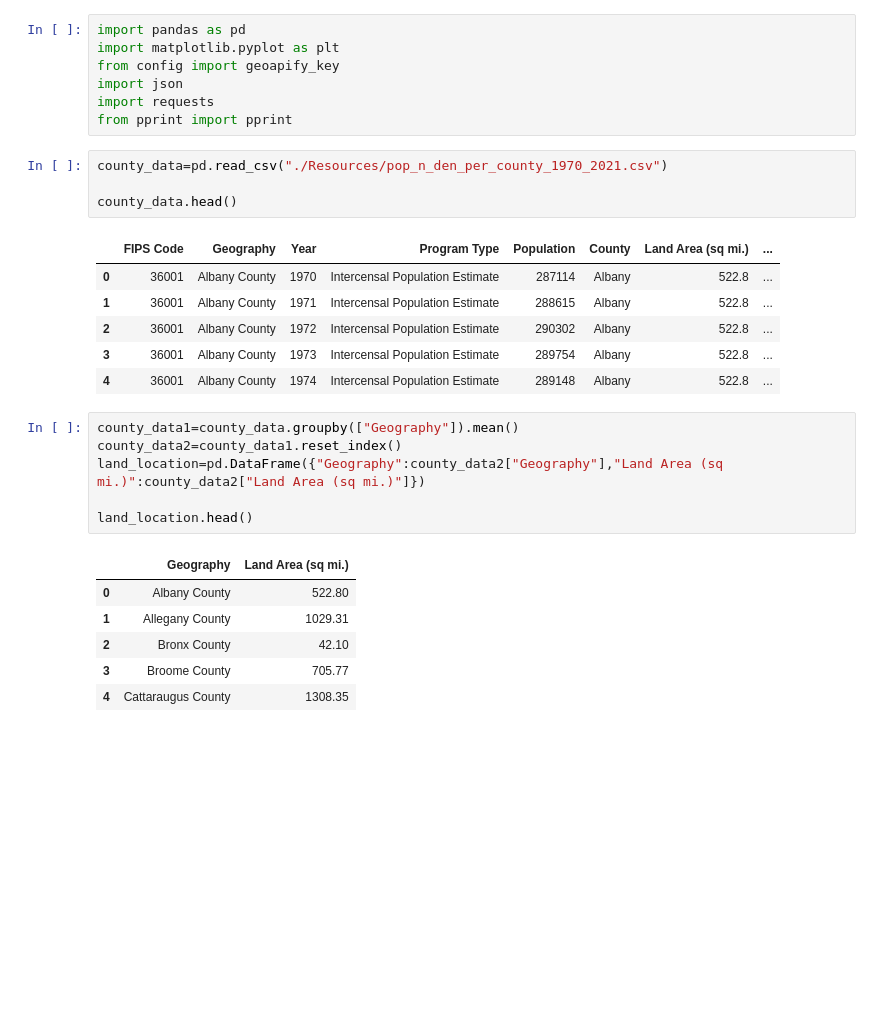
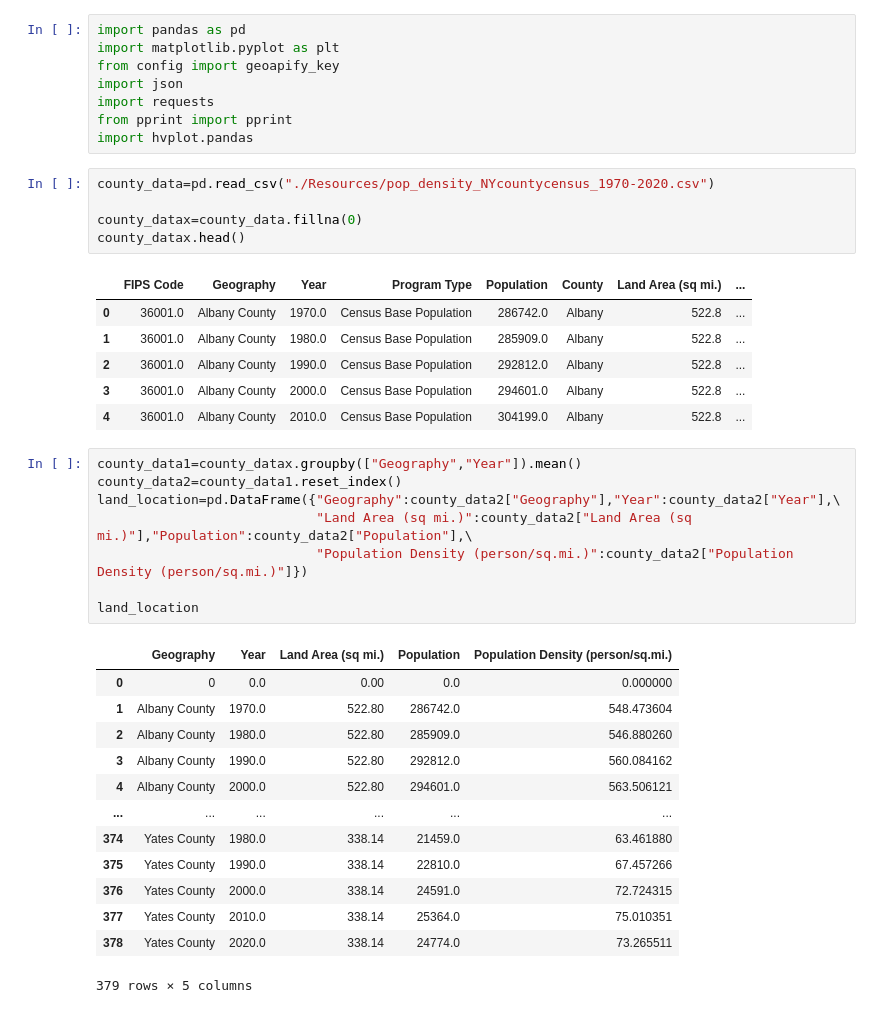
Before and after one commit to zmoloci/Project-1-Group-6, a Jupyter notebook: heatmap.ipynb, the cells around one changed output. Saved outputs shown, nothing was run; the diff lists cells and outputs as text; blank space fills up the shorter version.

Commit message:
finished heatmap and  geo map on pop density only.not working for growth rate

```diff
--- a/heatmap.ipynb
+++ b/heatmap.ipynb
@@ -5,29 +5,40 @@ from config import geoapify_key
 import json
 import requests
 from pprint import pprint
+import hvplot.pandas
 # %%
-county_data=pd.read_csv("./Resources/pop_n_den_per_county_1970_2021.csv")
+county_data=pd.read_csv("./Resources/pop_density_NYcountycensus_1970-2020.csv")
 
-county_data.head()
+county_datax=county_data.fillna(0)
+county_datax.head()
 # %% [output]
 |  | FIPS Code | Geography | Year | Program Type | Population | County | Land Area (sq mi.) | ... |
-| 0 | 36001 | Albany County | 1970 | Intercensal Population Estimate | 287114 | Albany | 522.8 | ... |
-| 1 | 36001 | Albany County | 1971 | Intercensal Population Estimate | 288615 | Albany | 522.8 | ... |
-| 2 | 36001 | Albany County | 1972 | Intercensal Population Estimate | 290302 | Albany | 522.8 | ... |
-| 3 | 36001 | Albany County | 1973 | Intercensal Population Estimate | 289754 | Albany | 522.8 | ... |
-| 4 | 36001 | Albany County | 1974 | Intercensal Population Estimate | 289148 | Albany | 522.8 | ... |
+| 0 | 36001.0 | Albany County | 1970.0 | Census Base Population | 286742.0 | Albany | 522.8 | ... |
+| 1 | 36001.0 | Albany County | 1980.0 | Census Base Population | 285909.0 | Albany | 522.8 | ... |
+| 2 | 36001.0 | Albany County | 1990.0 | Census Base Population | 292812.0 | Albany | 522.8 | ... |
+| 3 | 36001.0 | Albany County | 2000.0 | Census Base Population | 294601.0 | Albany | 522.8 | ... |
+| 4 | 36001.0 | Albany County | 2010.0 | Census Base Population | 304199.0 | Albany | 522.8 | ... |
 # %%
-county_data1=county_data.groupby(["Geography"]).mean()
+county_data1=county_datax.groupby(["Geography","Year"]).mean()
 county_data2=county_data1.reset_index()
-land_location=pd.DataFrame({"Geography":county_data2["Geography"],"Land Area (sq mi.)":county_data2["Land Area (sq mi.)"]})
+land_location=pd.DataFrame({"Geography":county_data2["Geography"],"Year":county_data2["Year"],\
+                            "Land Area (sq mi.)":county_data2["Land Area (sq mi.)"],"Population":county_data2["Population"],\
+                            "Population Density (person/sq.mi.)":county_data2["Population Density (person/sq.mi.)"]})
 
-land_location.head()
+land_location
 # %% [output]
-|  | Geography | Land Area (sq mi.) |
-| 0 | Albany County | 522.80 |
-| 1 | Allegany County | 1029.31 |
-| 2 | Bronx County | 42.10 |
-| 3 | Broome County | 705.77 |
-| 4 | Cattaraugus County | 1308.35 |
+|  | Geography | Year | Land Area (sq mi.) | Population | Population Density (person/sq.mi.) |
+| 0 | 0 | 0.0 | 0.00 | 0.0 | 0.000000 |
+| 1 | Albany County | 1970.0 | 522.80 | 286742.0 | 548.473604 |
+| 2 | Albany County | 1980.0 | 522.80 | 285909.0 | 546.880260 |
+| 3 | Albany County | 1990.0 | 522.80 | 292812.0 | 560.084162 |
+| 4 | Albany County | 2000.0 | 522.80 | 294601.0 | 563.506121 |
+| ... | ... | ... | ... | ... | ... |
+| 374 | Yates County | 1980.0 | 338.14 | 21459.0 | 63.461880 |
+| 375 | Yates County | 1990.0 | 338.14 | 22810.0 | 67.457266 |
+| 376 | Yates County | 2000.0 | 338.14 | 24591.0 | 72.724315 |
+| 377 | Yates County | 2010.0 | 338.14 | 25364.0 | 75.010351 |
+| 378 | Yates County | 2020.0 | 338.14 | 24774.0 | 73.265511 |
+379 rows × 5 columns
 # %%
 url="https://api.geoapify.com/v1/geocode/search?"
```
Also changed, not shown: parts of 7 cells of this notebook, 1 other file.
